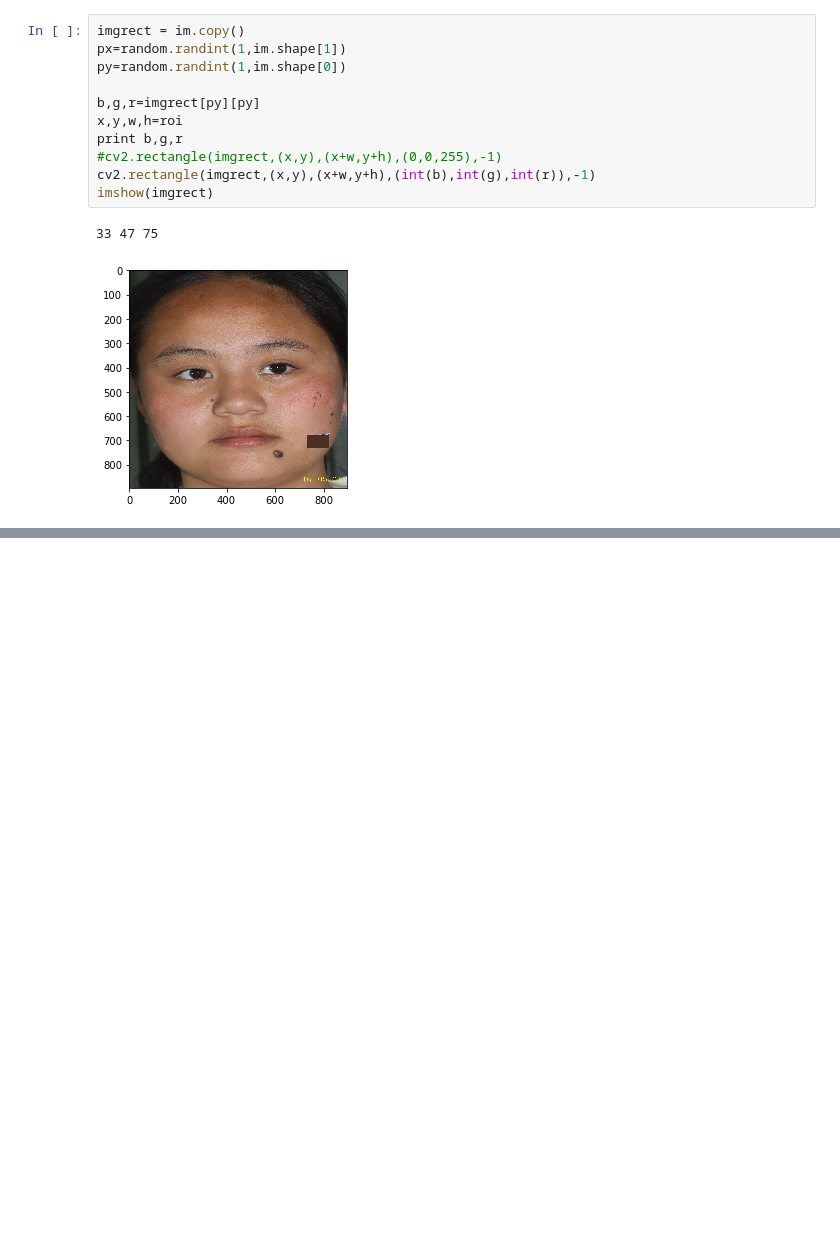
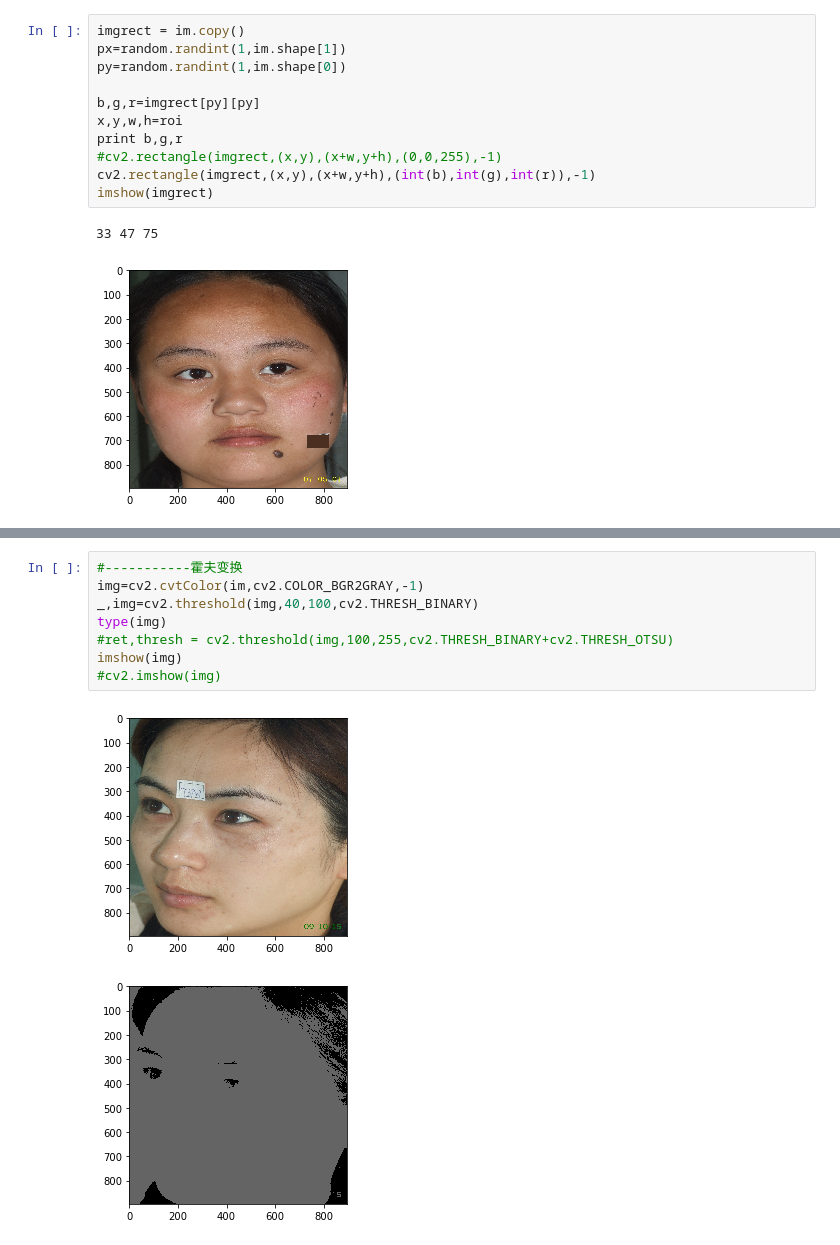
Before and after one commit to dablyo/anpr, a Jupyter notebook: whitelabel.ipynb, the cells around one changed output, grey strips where cells are left out. Cells and saved outputs as stored; diff of their text form; blank space fills up the shorter version.

```diff
--- a/whitelabel.ipynb
+++ b/whitelabel.ipynb
@@ -285,0 +348,11 @@ imshow(imgrect)
+# %%
+#-----------霍夫变换
+img=cv2.cvtColor(im,cv2.COLOR_BGR2GRAY,-1)
+_,img=cv2.threshold(img,40,100,cv2.THRESH_BINARY)
+type(img)
+#ret,thresh = cv2.threshold(img,100,255,cv2.THRESH_BINARY+cv2.THRESH_OTSU)
+imshow(img)
+#cv2.imshow(img)
+# %% [output]
+[figure, added]
+[figure, added]
```
Also changed, not shown: parts of 12 cells of this notebook.
